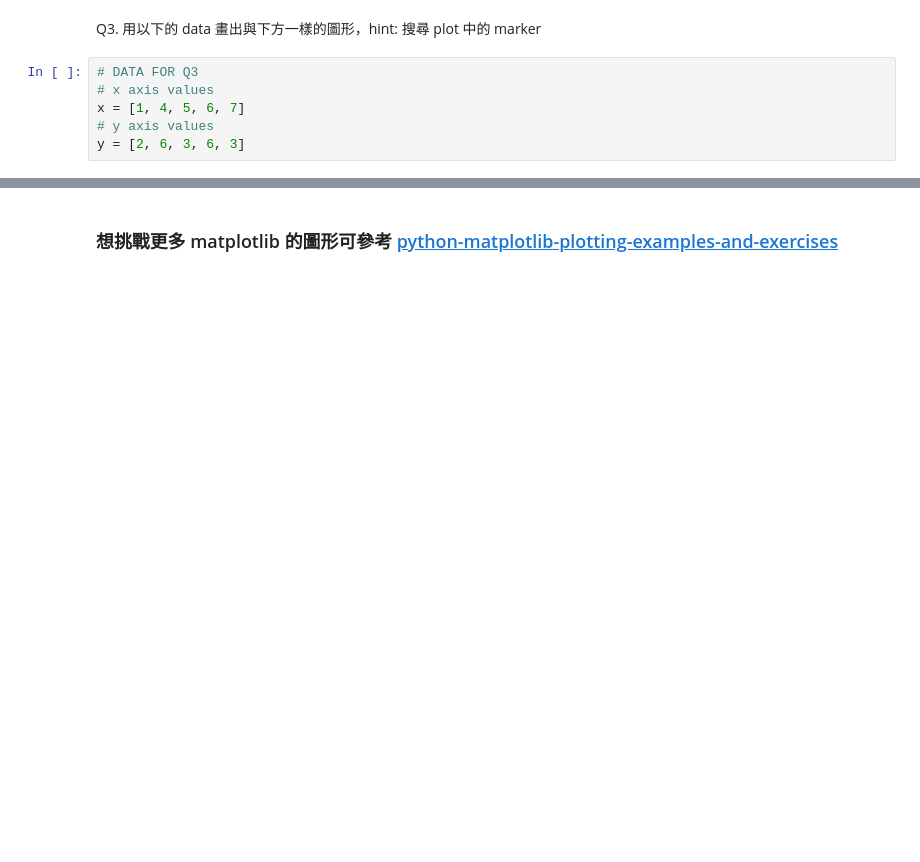
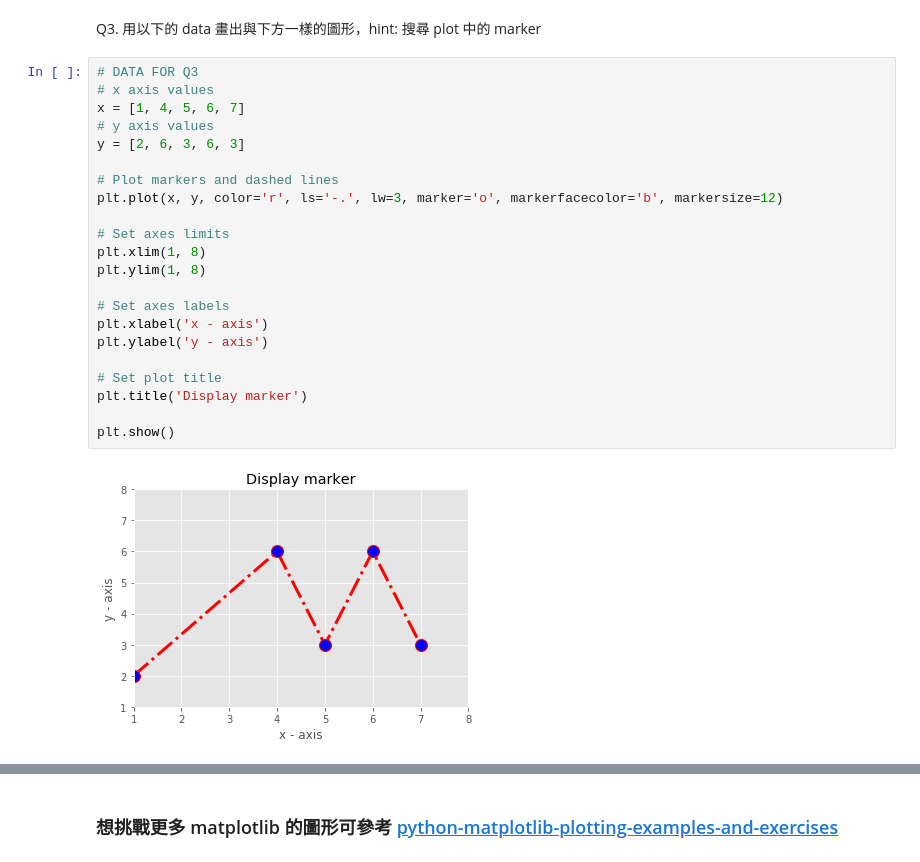
Before and after one commit to leeyt/aia-lab-python-tutorial, a Jupyter notebook: session_2.ipynb, the cells around one changed output, grey strips where cells are left out. Saved outputs shown, nothing was run; the diff lists cells and outputs as text; blank space fills up the shorter version.

```diff
--- a/session_2.ipynb
+++ b/session_2.ipynb
@@ -915,9 +935,27 @@ Q3. 用以下的 data 畫出與下方一樣的圖形，hint: 搜尋 plot 中的
 # %%
 # DATA FOR Q3
 # x axis values
 x = [1, 4, 5, 6, 7]
 # y axis values
 y = [2, 6, 3, 6, 3]
+
+# Plot markers and dashed lines
+plt.plot(x, y, color='r', ls='-.', lw=3, marker='o', markerfacecolor='b', markersize=12)
+
+# Set axes limits
+plt.xlim(1, 8)
+plt.ylim(1, 8)
+
+# Set axes labels
+plt.xlabel('x - axis')
+plt.ylabel('y - axis')
+
+# Set plot title
+plt.title('Display marker')
+
+plt.show()
+# %% [output]
+[figure, added]
 # %% [markdown]
 ![](https://www.w3resource.com/w3r_images/matplotlib-basic-exercise-8.png)
 # %% [markdown]
```
Also changed, not shown: parts of 3 cells of this notebook.
